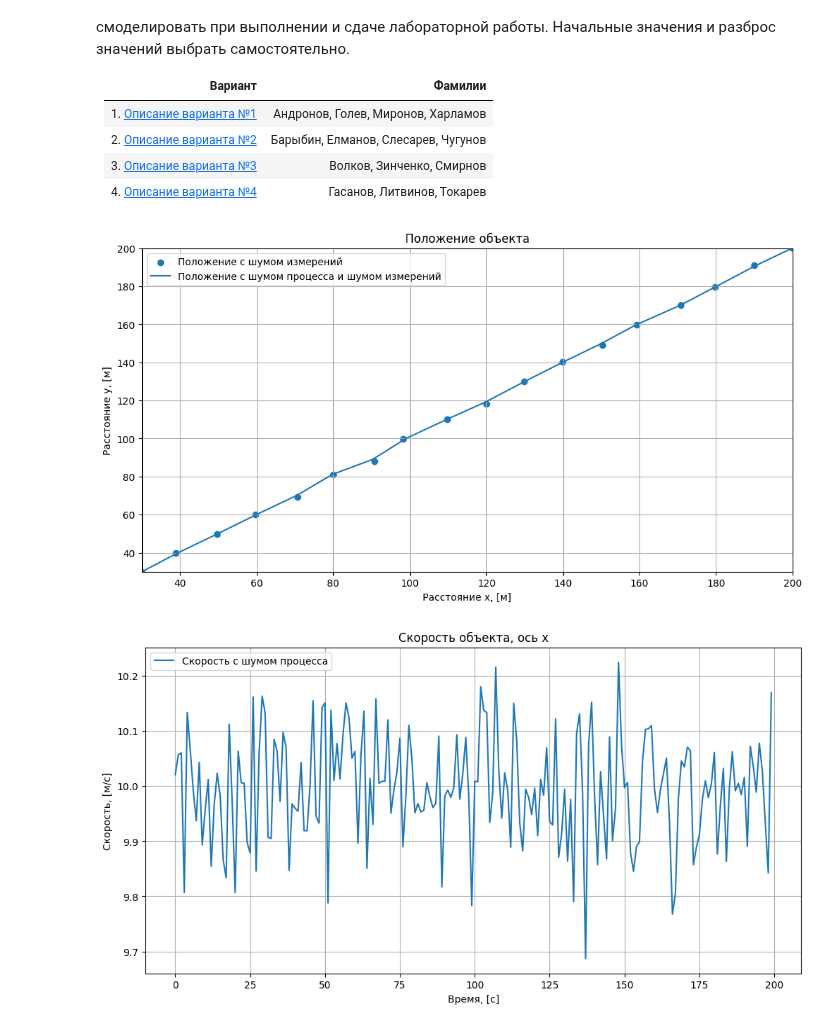
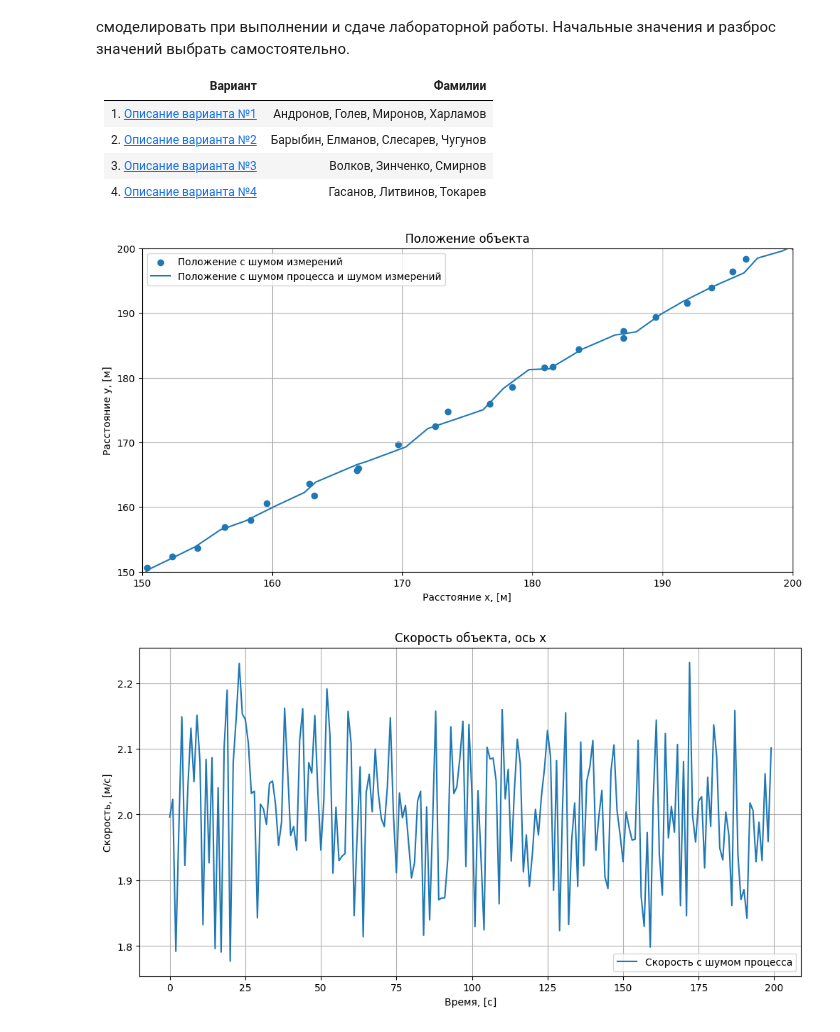
Before and after one commit to BROsandr/modeling_ius, a Jupyter notebook: lab3/lab03.ipynb, the cells around one changed output. Saved outputs shown, nothing was run; the diff lists cells and outputs as text; code cells hidden in the pictures.

```diff
--- a/lab3/lab03.ipynb
+++ b/lab3/lab03.ipynb
@@ -57,33 +56,42 @@ def generate_data(x0, y0, x_hat0, y_hat0, n):
 
     return (x_q, x_meas), (y_q, y_meas), x_hat_q, y_hat_q
 # %%
-(x_q, x_meas), (y_q, y_meas), x_hat_q, y_hat_q = generate_data(10, 10, 10, 10, 200)
+x0 = 10
+y0 = 10
+x_hat0 = 10
+y_hat0 = 10
+
+(x_q, x_meas), (y_q, y_meas), x_hat_q, y_hat_q = generate_data(x0=10, y0=10, x_hat0=2,
+                                                               y_hat0=2, n=200)
+
+y_lim = (150, 200)
+x_lim = (150, 200)
 
 # Визуализация сгенерированных данных
 t = range(0, 200)
 plt.figure(figsize=(12, 6))
 plt.scatter(x_meas, y_meas, label='Положение с шумом измерений')
 plt.plot(x_q, y_q, label='Положение с шумом процесса и шумом измерений')
 plt.xlabel('Расстояние x, [м]')
 plt.ylabel('Расстояние y, [м]')
 plt.legend()
 plt.grid()
 plt.title(f'Положение объекта')
-plt.ylim(30, 200)
-plt.xlim(30, 200)
+plt.ylim(y_lim)
+plt.xlim(x_lim)
 plt.show()
 
 # Визуализация сгенерированных данных
 plt.figure(figsize=(12, 6))
 plt.plot(t, x_hat_q, label='Скорость с шумом процесса')
 plt.xlabel('Время, [с]')
 plt.ylabel('Скорость, [м/с]')
 plt.legend()
 plt.grid()
 plt.title(f'Скорость объекта, ось x')
 plt.show()
 # %% [output]
-[figure, old version]
+[figure, new version]
-[figure, old version]
+[figure, new version]
 # %%
 
```
Also changed, not shown: parts of 10 cells of this notebook.
